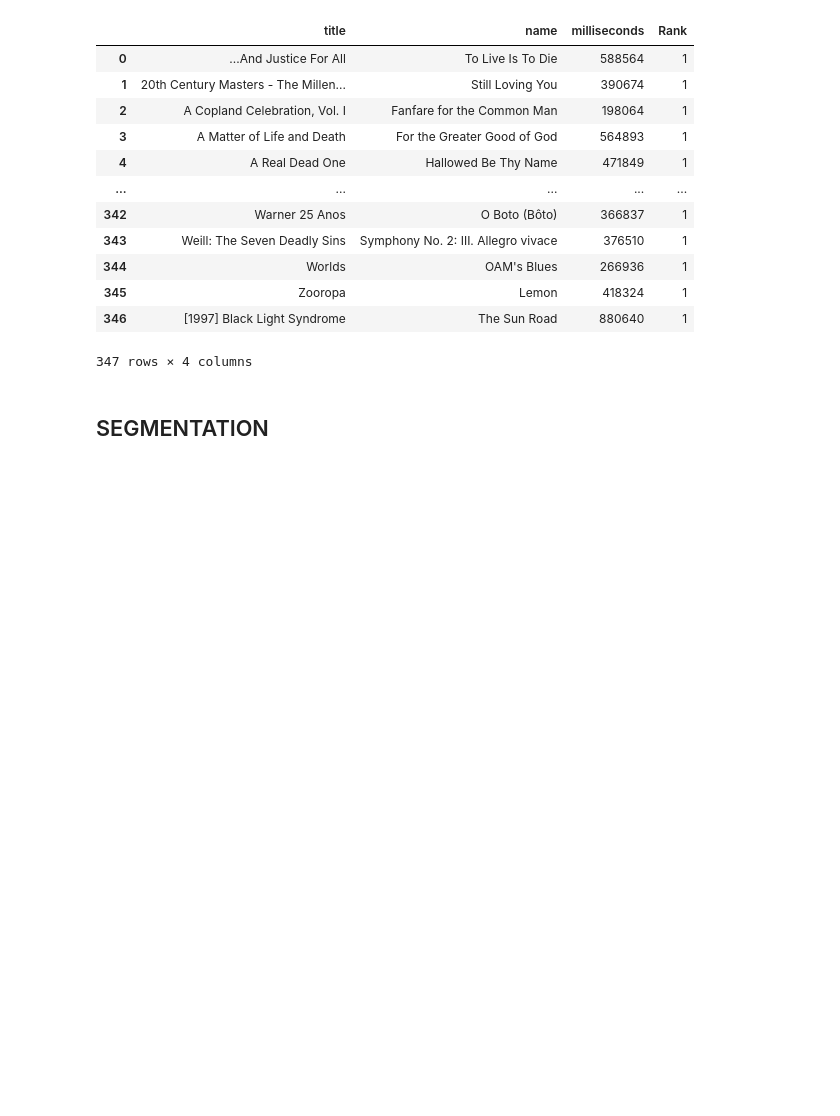
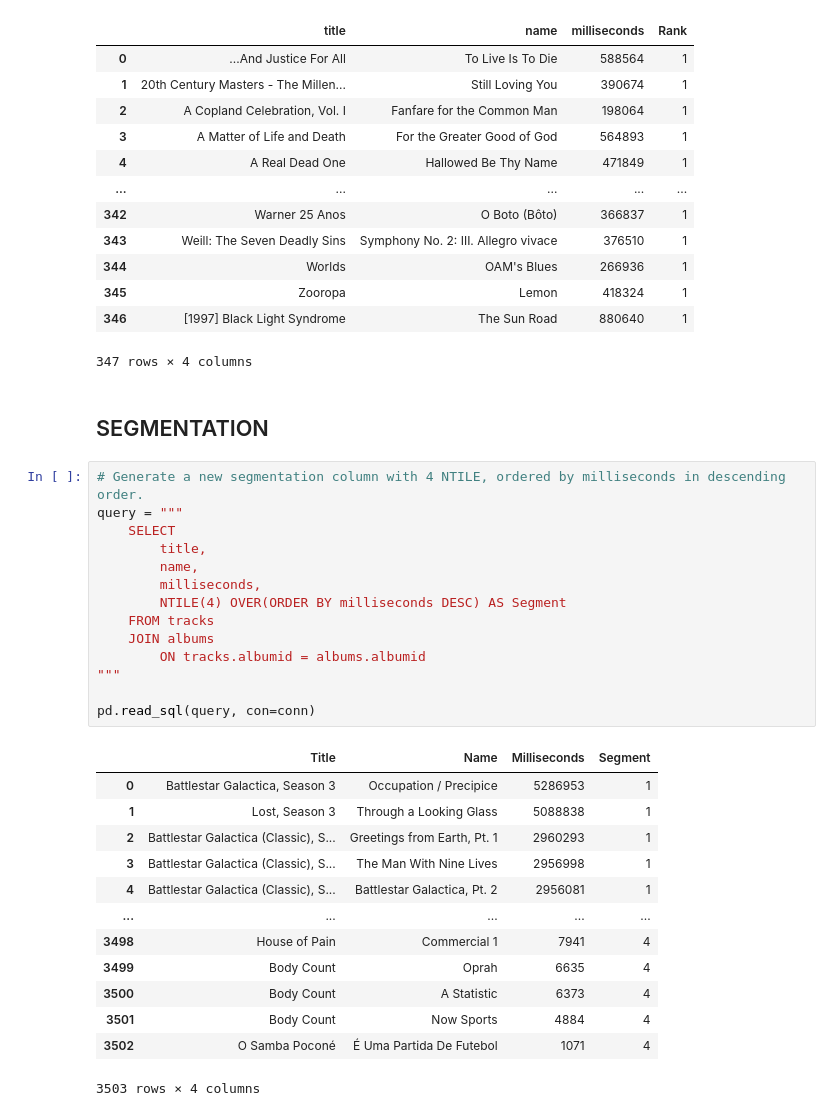
Before and after one commit to NutBodyslam053/NutBodyslam053, a Jupyter notebook: SQL/sqlite-chinook.ipynb, the cells around one changed output. Saved outputs shown, nothing was run; the diff lists cells and outputs as text; blank space fills up the shorter version.

```diff
--- a/SQL/sqlite-chinook.ipynb
+++ b/SQL/sqlite-chinook.ipynb
@@ -429,4 +439,32 @@ pd.read_sql(query, con=conn)
 347 rows × 4 columns
 # %% [markdown]
 ## SEGMENTATION
+# %%
+# Generate a new segmentation column with 4 NTILE, ordered by milliseconds in descending order.
+query = """
+    SELECT
+        title,
+        name,
+        milliseconds,
+        NTILE(4) OVER(ORDER BY milliseconds DESC) AS Segment
+    FROM tracks
+    JOIN albums
+        ON tracks.albumid = albums.albumid
+"""
+
+pd.read_sql(query, con=conn)
+# %% [output]
+|  | Title | Name | Milliseconds | Segment |
+| 0 | Battlestar Galactica, Season 3 | Occupation / Precipice | 5286953 | 1 |
+| 1 | Lost, Season 3 | Through a Looking Glass | 5088838 | 1 |
+| 2 | Battlestar Galactica (Classic), S... | Greetings from Earth, Pt. 1 | 2960293 | 1 |
+| 3 | Battlestar Galactica (Classic), S... | The Man With Nine Lives | 2956998 | 1 |
+| 4 | Battlestar Galactica (Classic), S... | Battlestar Galactica, Pt. 2 | 2956081 | 1 |
+| ... | ... | ... | ... | ... |
+| 3498 | House of Pain | Commercial 1 | 7941 | 4 |
+| 3499 | Body Count | Oprah | 6635 | 4 |
+| 3500 | Body Count | A Statistic | 6373 | 4 |
+| 3501 | Body Count | Now Sports | 4884 | 4 |
+| 3502 | O Samba Poconé | É Uma Partida De Futebol | 1071 | 4 |
+3503 rows × 4 columns
 # %%
```
Also changed, not shown: parts of 18 cells of this notebook.
